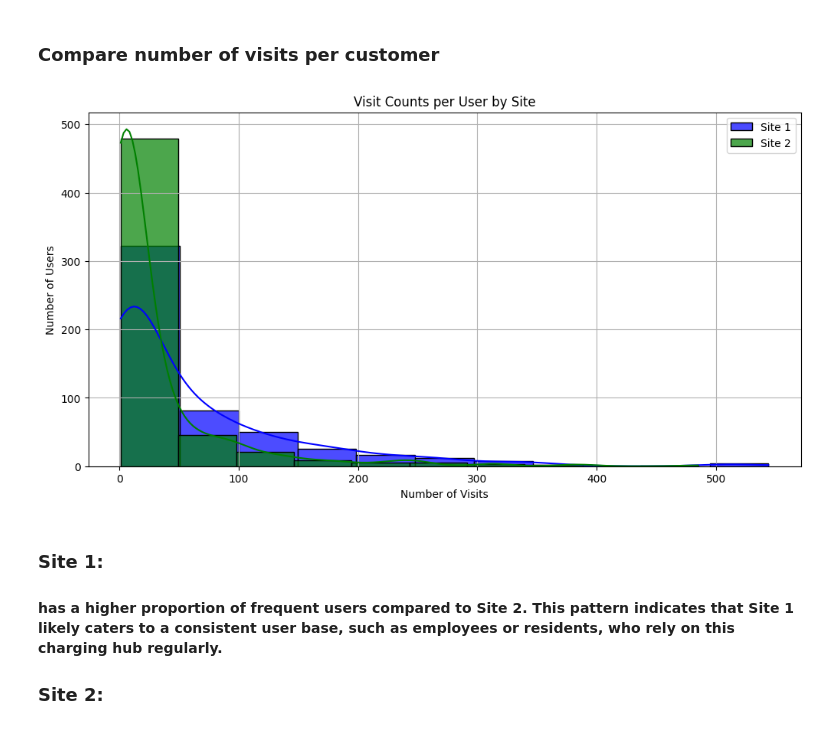
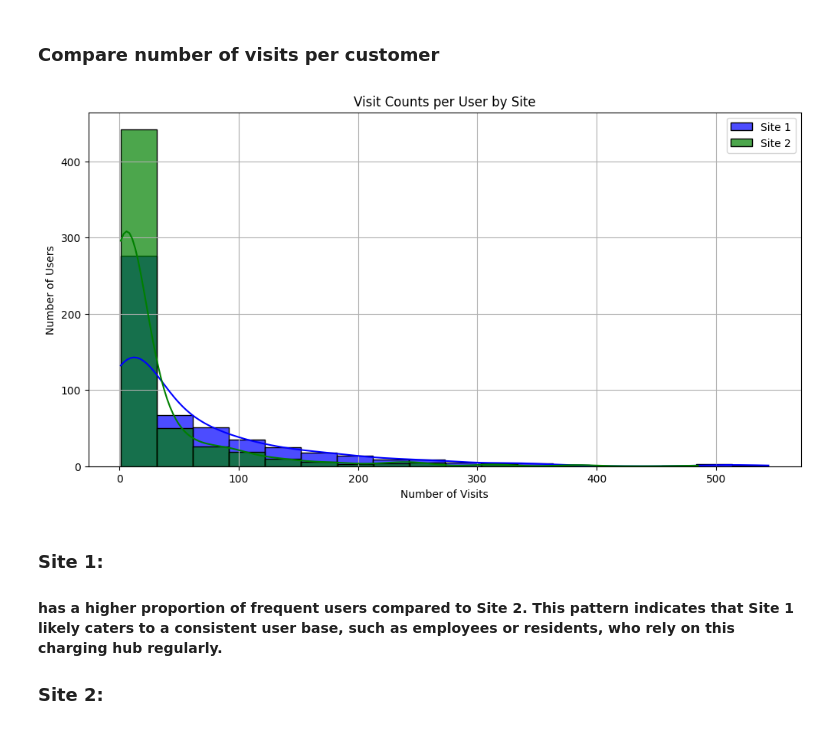
Before and after one commit to JanRkck/AA24, a Jupyter notebook: SiteCharacteristics.ipynb, the cells around one changed output. Drawn from its saved outputs; the diff is of its cells as text; code cells hidden in the pictures.

Commit message:
updated siteCharacteristics

```diff
--- a/SiteCharacteristics.ipynb
+++ b/SiteCharacteristics.ipynb
@@ -8,6 +8,8 @@ df = pd.read_csv("data/charging_sessions.csv")
 # %%
 df['connectionTime'] = pd.to_datetime(df['connectionTime'], errors='coerce')
 df['disconnectTime'] = pd.to_datetime(df['disconnectTime'], errors='coerce')
+df['connectionTime'] = df['connectionTime'].dt.tz_convert('America/Los_Angeles')
+
 df['chargingDuration'] = (df['disconnectTime'] - df['connectionTime']).dt.total_seconds() / 3600
 # %% [markdown]
 ### Compare Charging durations
@@ -41,0 +46,16 @@ Name: userID_missing, dtype: int64
+# %%
+df['connection_date'] = df['connectionTime'].dt.date
+
+# Aggregate charging sessions per day
+charging_sessions_per_day = df.groupby(['connection_date', 'siteID']).size().unstack(fill_value=0)
+
+# Plot charging sessions over time
+plt.figure(figsize=(8, 4))
+for siteID in charging_sessions_per_day.columns:
+    charging_sessions_per_day[siteID].plot(label=f'Site {siteID}', alpha=0.7)
+plt.title('Charging Sessions Over Time')
+plt.xlabel('Date')
+plt.ylabel('Number of Sessions')
+plt.legend()
+plt.grid(axis='y', linestyle='--', alpha=0.7)
+plt.show()
@@ -121,22 +143,30 @@ plt.show()
 # %% [markdown]
 ### Compare number of visits per customer
 # %%
+visit_counts = df.groupby(['siteID', 'userID']).size().reset_index(name='visit_count')
+
+# Trenne die Daten für jede Site
+site1_visits = visit_counts[visit_counts['siteID'] == 1]
+site2_visits = visit_counts[visit_counts['siteID'] == 2]
+
+# Erstelle das Histogramm mit KDE
 plt.figure(figsize=(12, 6))
 
-# Histogram with KDE for Site 1
-sns.histplot(data=site1_visits, x='visit_count', kde=True, color='blue', label='Site 1', binwidth=50, alpha=0.7)
+# Histogramm mit KDE für Site 1
+sns.histplot(data=site1_visits, x='visit_count', kde=True, color='blue', label='Site 1', binwidth=30, alpha=0.7)
 
-# Histogram with KDE for Site 2
-sns.histplot(data=site2_visits, x='visit_count', kde=True, color='green', label='Site 2', binwidth=50, alpha=0.7)
+# Histogramm mit KDE für Site 2
+sns.histplot(data=site2_visits, x='visit_count', kde=True, color='green', label='Site 2', binwidth=30, alpha=0.7)
 
+# Diagramm formatieren
 plt.title("Visit Counts per User by Site")
 plt.xlabel("Number of Visits")
 plt.ylabel("Number of Users")
 plt.legend()
 plt.grid(True)
 plt.show()
 # %% [output]
-[figure, old version]
+[figure, new version]
 # %% [markdown]
 ### Site 1:
 #### has a higher proportion of frequent users compared to Site 2. This pattern indicates that Site 1 likely caters to a consistent user base, such as employees or residents, who rely on this charging hub regularly.
```
Also changed, not shown: parts of 3 cells of this notebook.
